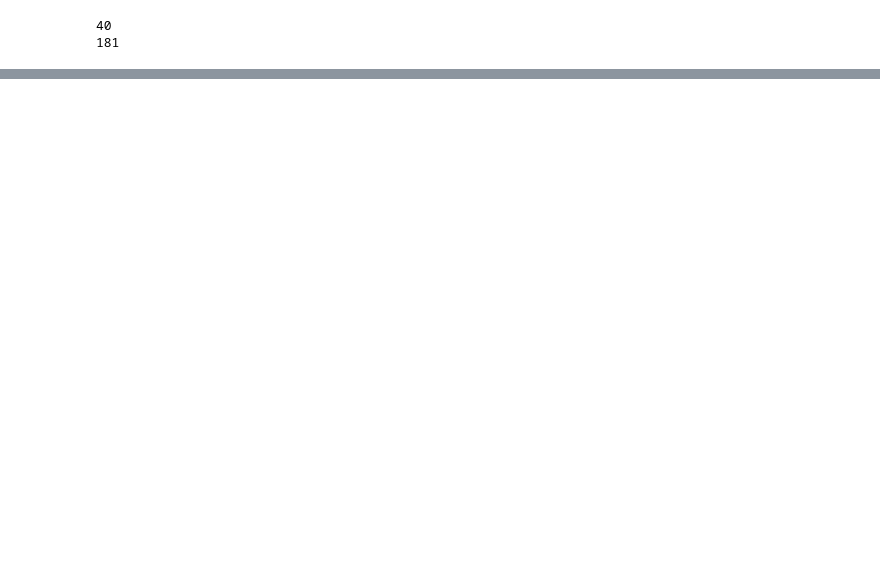
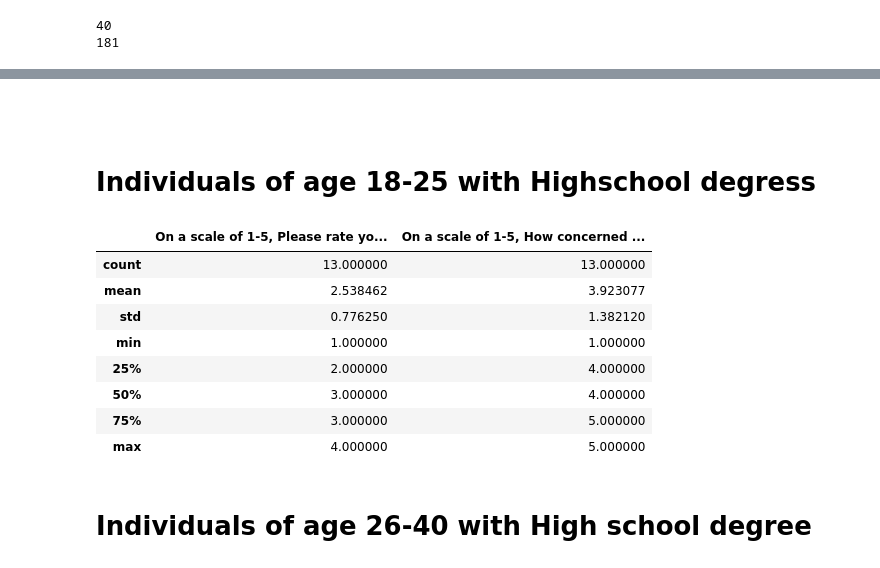
Before and after one commit to johnsebin97/DA_publichealth, a Jupyter notebook: Untitled.ipynb, the cells around one changed output, grey strips where cells are left out. Saved outputs shown, nothing was run; the diff lists cells and outputs as text; code cells hidden in the pictures; blank space fills up the shorter version.

```diff
--- a/Untitled.ipynb
+++ b/Untitled.ipynb
@@ -100,3 +90,26 @@ df_2640_Masters = extract_dataframe(extract_dataframe(df,
                                                         '26-40'),
                                       'Educational Background',
                                       "Advanced Degree (Master's, PHD)")
+# %% [markdown]
+#
+# %% [markdown]
+# Individuals of age 18-25 with Highschool degress
+# %%
+# to numerical values
+df_1825_Highschool['On a scale of 1-5, Please rate your level of trust in health-related information shared on social media.'] = pd.to_numeric(df_1825_Highschool['On a scale of 1-5, Please rate your level of trust in health-related information shared on social media.'], errors='coerce')
+df_1825_Highschool['On a scale of 1-5, How concerned are you about health misinformation on social media? '] = pd.to_numeric(df_1825_Highschool['On a scale of 1-5, How concerned are you about health misinformation on social media? '], errors='coerce')
+# %%
+# give a description of statistics of individuals of age 26-40 with masters
+df_1825_Highschool[["On a scale of 1-5, Please rate your level of trust in health-related information shared on social media.", "On a scale of 1-5, How concerned are you about health misinformation on social media? "]].describe()
+# %% [output]
+|  | On a scale of 1-5, Please rate yo... | On a scale of 1-5, How concerned ... |
+| count | 13.000000 | 13.000000 |
+| mean | 2.538462 | 3.923077 |
+| std | 0.776250 | 1.382120 |
+| min | 1.000000 | 1.000000 |
+| 25% | 2.000000 | 4.000000 |
+| 50% | 3.000000 | 4.000000 |
+| 75% | 3.000000 | 5.000000 |
+| max | 4.000000 | 5.000000 |
+# %% [markdown]
+# Individuals of age 26-40 with High school degree
```
Also changed, not shown: parts of 27 cells of this notebook.
